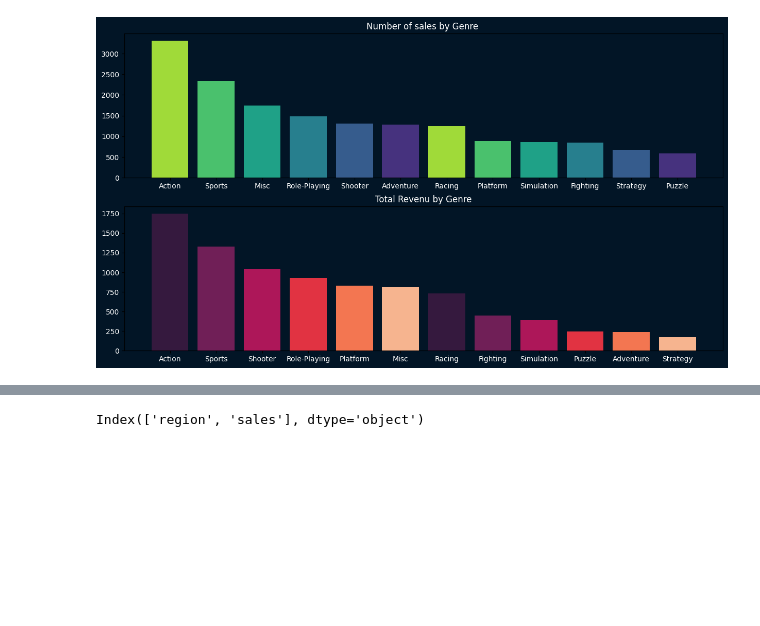
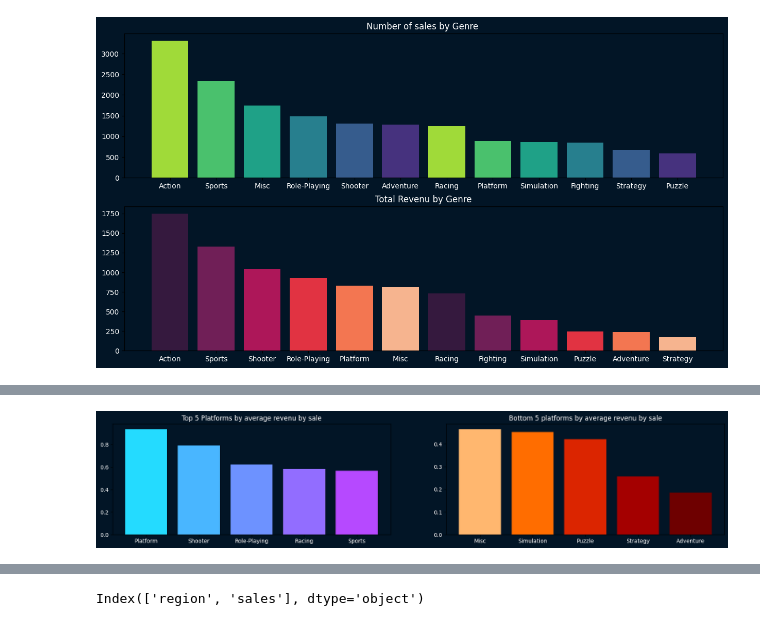
Before and after one commit to fazia92/Video-Games-Sales-Analysis, a Jupyter notebook: VGsales.ipynb, the cells around one changed output, grey strips where cells are left out. Cells and saved outputs as stored; diff of their text form; code cells hidden in the pictures; blank space fills up the shorter version.

```diff
--- a/VGsales.ipynb
+++ b/VGsales.ipynb
@@ -196,0 +348,39 @@ plt.show()
+# %%
+#average revenu per sale for each genre
+genre_avg = (
+    df.groupby("Genre")["Global_Sales"]               # 1
+      .agg(                                         # 2
+          Total_Revenue="sum",                      # 2a
+          Num_Sales="count"                         # 2b
+      )
+      .assign(                                      # 3
+          Avg_Revenue_per_Sale=lambda x: x["Total_Revenue"] / x["Num_Sales"]
+      )
+      .reset_index()                                # 4
+)
+genre_avg=genre_avg.sort_values(by="Avg_Revenue_per_Sale",ascending=False)
+
+
+#Top 10 platforme
+top_5_genre_AVG = genre_avg.head(5)
+
+#Flop 10 platform
+flo_genre_AVG= genre_avg.tail(5)
+
+#visualisation
+plt.figure(figsize=(20,8)).patch.set_facecolor('#021526')
+plt.subplot(2,2,1)
+plt.bar(top_5_genre_AVG["Genre"],top_5_genre_AVG["Avg_Revenue_per_Sale"], color=sns.color_palette("cool"))
+plt.title("Top 5 Platforms by average revenu by sale",color="white")
+plt.xticks(color="white")
+plt.yticks(color="white")
+plt.gca().set_facecolor("#021526")
+
+plt.subplot(2,2,2)
+plt.bar(flo_genre_AVG["Genre"],flo_genre_AVG["Avg_Revenue_per_Sale"],color=sns.color_palette("gist_heat_r"))
+plt.title("Bottom 5 platforms by average revenu by sale",color="white")
+plt.xticks(color="white")
+plt.yticks(color="white")
+plt.gca().set_facecolor("#021526")
+# %% [output]
+[figure, added]
```
Also changed, not shown: parts of 11 cells of this notebook.
